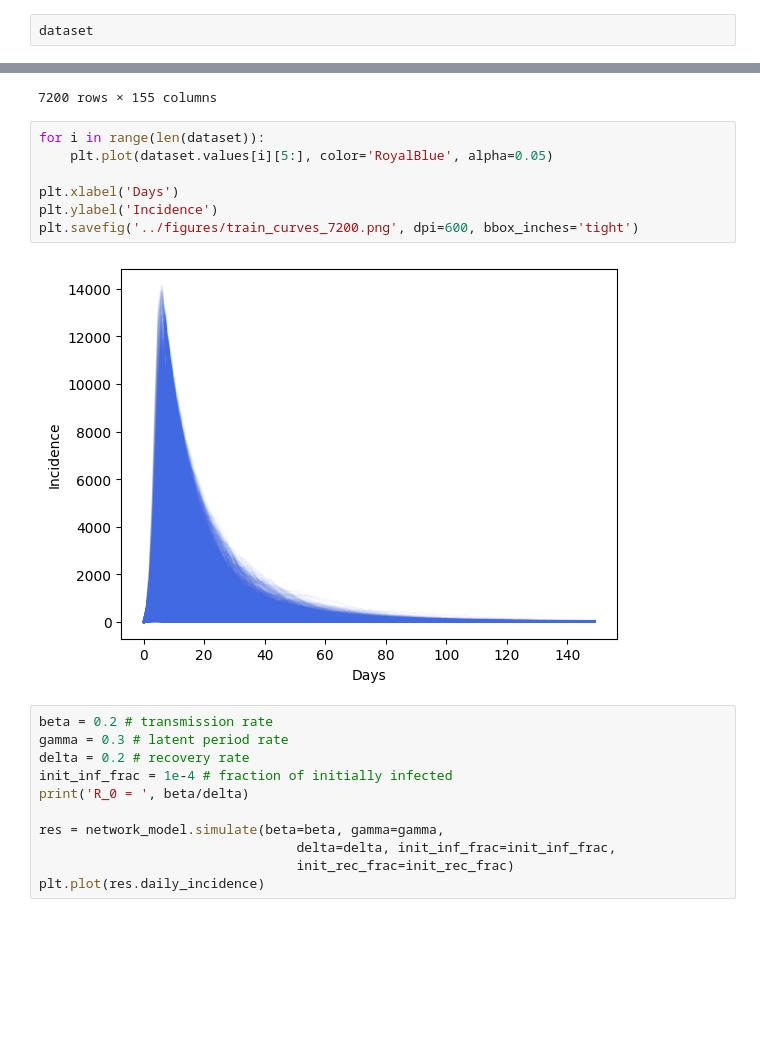
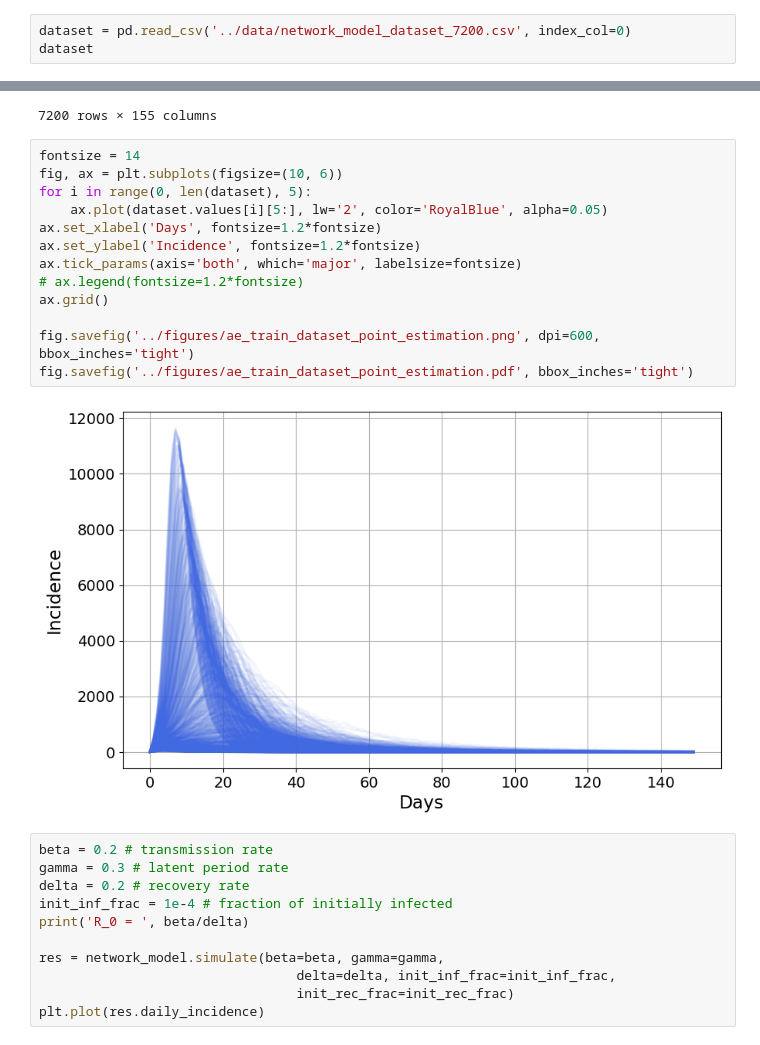
Before and after one commit to Mpkosh/hybrid_surrogate, a Jupyter notebook: notebooks/seir_network_dataset_generation.ipynb, the cells around one changed output, grey strips where cells are left out. Drawn from its saved outputs; the diff is of its cells as text; blank space fills up the shorter version.

```diff
--- a/notebooks/seir_network_dataset_generation.ipynb
+++ b/notebooks/seir_network_dataset_generation.ipynb
@@ -57,6 +57,7 @@ KeyboardInterrupt
 # %%
 dataset.to_csv('../data/network_model_dataset_7200.csv')
 # %%
+dataset = pd.read_csv('../data/network_model_dataset_7200.csv', index_col=0)
 dataset
 # %% [output]
 |  | beta | gamma | delta | init_inf_frac | alpha | 0 | 1 | 2 | 3 | 4 | ... |
@@ -73,14 +74,20 @@ dataset
 | 7199 | 0.99 | 0.3 | 0.2 | 0.0001 | 0.99 | 0.0 | 779.0 | 2490.0 | 5903.0 | 10407.0 | ... |
 7200 rows × 155 columns
 # %%
-for i in range(len(dataset)):
-    plt.plot(dataset.values[i][5:], color='RoyalBlue', alpha=0.05)
+fontsize = 14
+fig, ax = plt.subplots(figsize=(10, 6))
+for i in range(0, len(dataset), 5):
+    ax.plot(dataset.values[i][5:], lw='2', color='RoyalBlue', alpha=0.05)
+ax.set_xlabel('Days', fontsize=1.2*fontsize)
+ax.set_ylabel('Incidence', fontsize=1.2*fontsize)
+ax.tick_params(axis='both', which='major', labelsize=fontsize)
+# ax.legend(fontsize=1.2*fontsize)
+ax.grid()
 
-plt.xlabel('Days')
-plt.ylabel('Incidence')
-plt.savefig('../figures/train_curves_7200.png', dpi=600, bbox_inches='tight')
+fig.savefig('../figures/ae_train_dataset_point_estimation.png', dpi=600, bbox_inches='tight')
+fig.savefig('../figures/ae_train_dataset_point_estimation.pdf', bbox_inches='tight')
 # %% [output]
-[figure, old version]
+[figure, new version]
 # %%
 beta = 0.2 # transmission rate
 gamma = 0.3 # latent period rate
```
Also changed, not shown: 5 other files.
